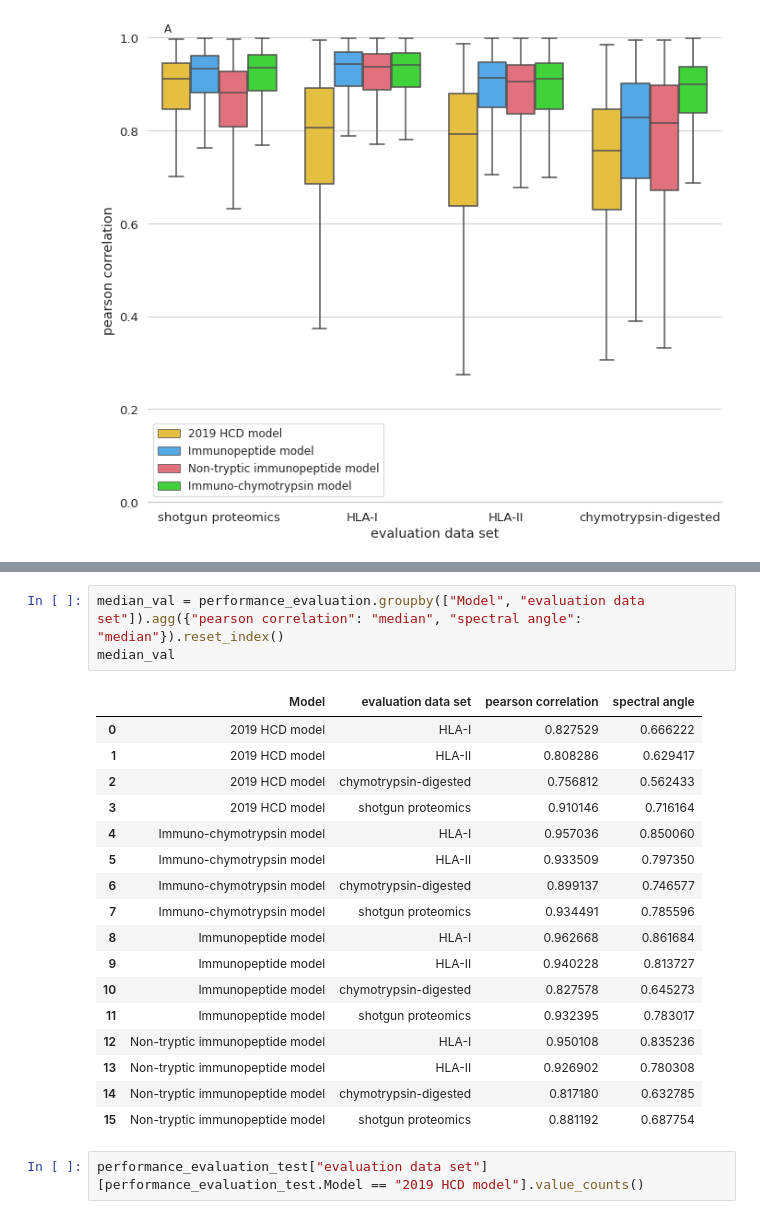
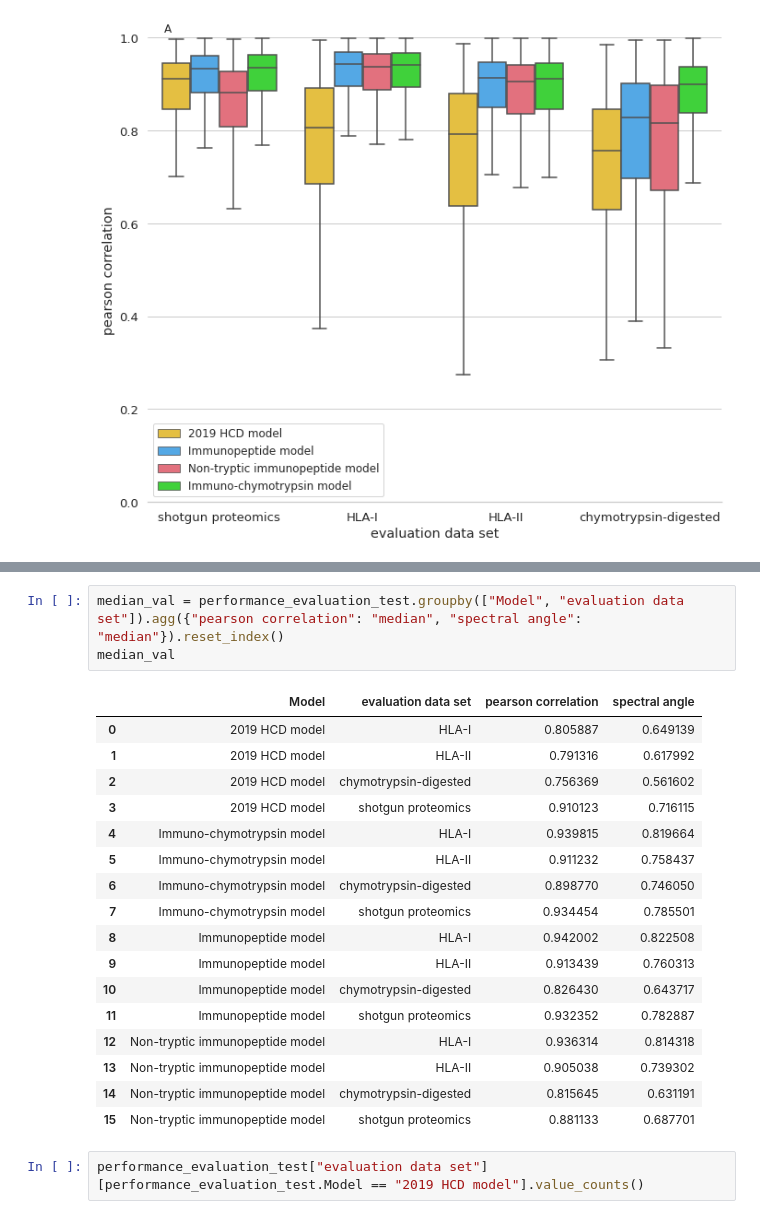
Before and after one commit to compomics/ms2rescore-immunopeptidomics-manuscript, a Jupyter notebook: notebooks/MS2PIP_model_comparison.ipynb, the cells around one changed output, grey strips where cells are left out. Cells and saved outputs as stored; diff of their text form.

Commit message:
model comparison changes

```diff
--- a/notebooks/MS2PIP_model_comparison.ipynb
+++ b/notebooks/MS2PIP_model_comparison.ipynb
@@ -353,24 +329,24 @@ plt.show()
 # %%
-median_val = performance_evaluation.groupby(["Model", "evaluation data set"]).agg({"pearson correlation": "median", "spectral angle": "median"}).reset_index()
+median_val = performance_evaluation_test.groupby(["Model", "evaluation data set"]).agg({"pearson correlation": "median", "spectral angle": "median"}).reset_index()
 median_val
 # %% [output]
 |  | Model | evaluation data set | pearson correlation | spectral angle |
-| 0 | 2019 HCD model | HLA-I | 0.827529 | 0.666222 |
-| 1 | 2019 HCD model | HLA-II | 0.808286 | 0.629417 |
-| 2 | 2019 HCD model | chymotrypsin-digested | 0.756812 | 0.562433 |
-| 3 | 2019 HCD model | shotgun proteomics | 0.910146 | 0.716164 |
-| 4 | Immuno-chymotrypsin model | HLA-I | 0.957036 | 0.850060 |
-| 5 | Immuno-chymotrypsin model | HLA-II | 0.933509 | 0.797350 |
-| 6 | Immuno-chymotrypsin model | chymotrypsin-digested | 0.899137 | 0.746577 |
-| 7 | Immuno-chymotrypsin model | shotgun proteomics | 0.934491 | 0.785596 |
-| 8 | Immunopeptide model | HLA-I | 0.962668 | 0.861684 |
-| 9 | Immunopeptide model | HLA-II | 0.940228 | 0.813727 |
-| 10 | Immunopeptide model | chymotrypsin-digested | 0.827578 | 0.645273 |
-| 11 | Immunopeptide model | shotgun proteomics | 0.932395 | 0.783017 |
-| 12 | Non-tryptic immunopeptide model | HLA-I | 0.950108 | 0.835236 |
-| 13 | Non-tryptic immunopeptide model | HLA-II | 0.926902 | 0.780308 |
-| 14 | Non-tryptic immunopeptide model | chymotrypsin-digested | 0.817180 | 0.632785 |
-| 15 | Non-tryptic immunopeptide model | shotgun proteomics | 0.881192 | 0.687754 |
+| 0 | 2019 HCD model | HLA-I | 0.805887 | 0.649139 |
+| 1 | 2019 HCD model | HLA-II | 0.791316 | 0.617992 |
+| 2 | 2019 HCD model | chymotrypsin-digested | 0.756369 | 0.561602 |
+| 3 | 2019 HCD model | shotgun proteomics | 0.910123 | 0.716115 |
+| 4 | Immuno-chymotrypsin model | HLA-I | 0.939815 | 0.819664 |
+| 5 | Immuno-chymotrypsin model | HLA-II | 0.911232 | 0.758437 |
+| 6 | Immuno-chymotrypsin model | chymotrypsin-digested | 0.898770 | 0.746050 |
+| 7 | Immuno-chymotrypsin model | shotgun proteomics | 0.934454 | 0.785501 |
+| 8 | Immunopeptide model | HLA-I | 0.942002 | 0.822508 |
+| 9 | Immunopeptide model | HLA-II | 0.913439 | 0.760313 |
+| 10 | Immunopeptide model | chymotrypsin-digested | 0.826430 | 0.643717 |
+| 11 | Immunopeptide model | shotgun proteomics | 0.932352 | 0.782887 |
+| 12 | Non-tryptic immunopeptide model | HLA-I | 0.936314 | 0.814318 |
+| 13 | Non-tryptic immunopeptide model | HLA-II | 0.905038 | 0.739302 |
+| 14 | Non-tryptic immunopeptide model | chymotrypsin-digested | 0.815645 | 0.631191 |
+| 15 | Non-tryptic immunopeptide model | shotgun proteomics | 0.881133 | 0.687701 |
 # %%
 performance_evaluation_test["evaluation data set"][performance_evaluation_test.Model == "2019 HCD model"].value_counts()
 # %% [output]
```
Also changed, not shown: parts of 3 cells of this notebook, 1 other file.
